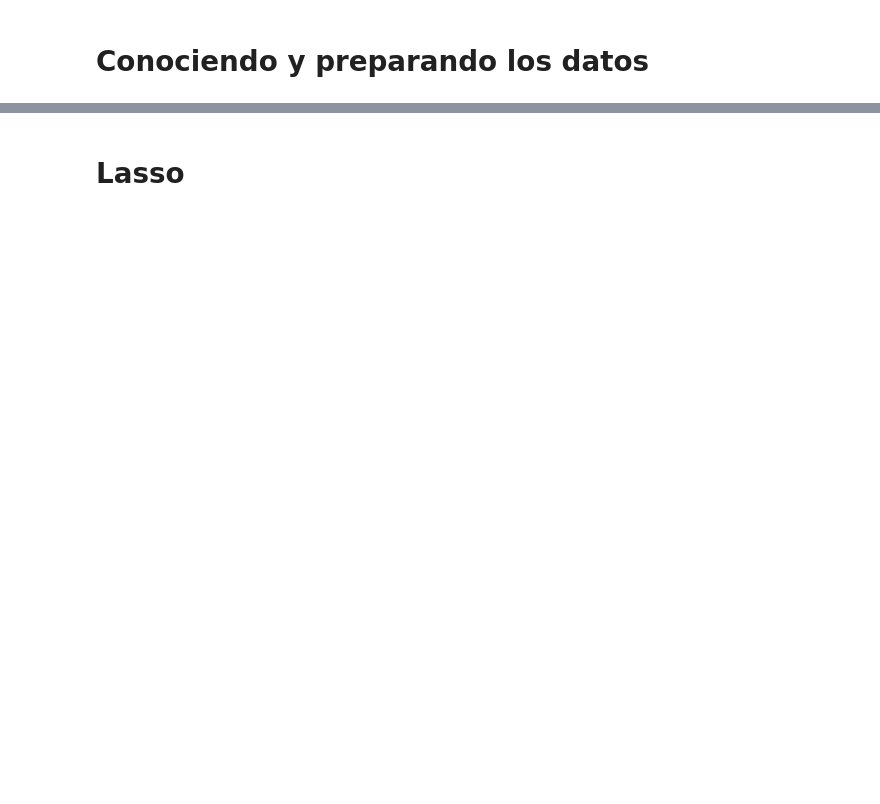
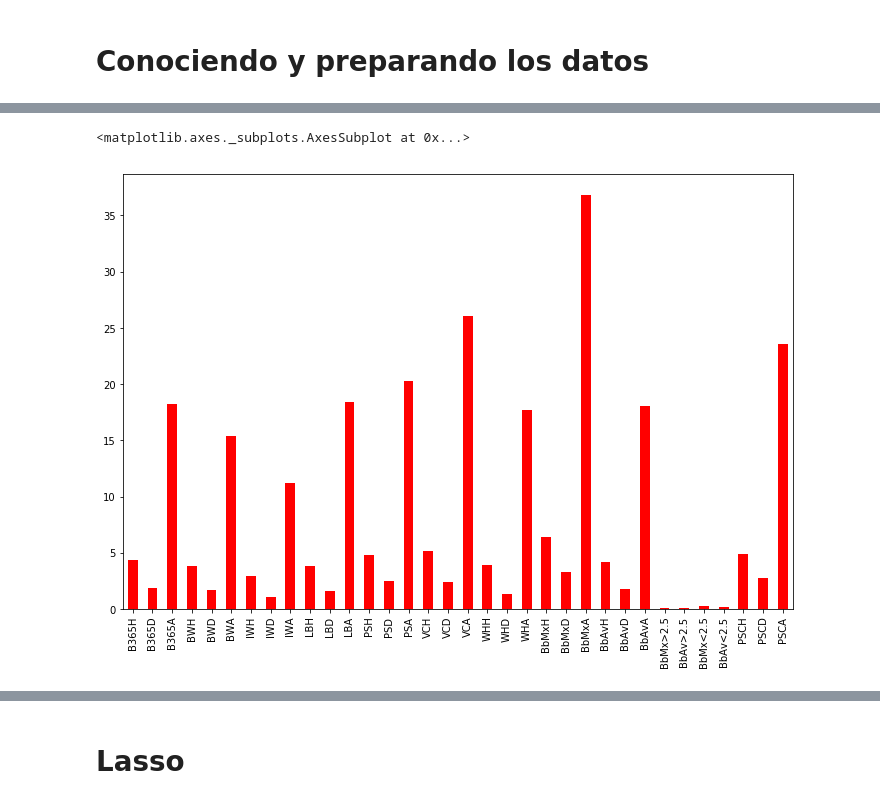
Before and after one commit to JoanMartin/UIB-MasterInBigData, a Jupyter notebook: Statistical-Learning-and-Decision-Making/football_prediction/football_prediction.ipynb, the cells around one changed output, grey strips where cells are left out. Saved outputs shown, nothing was run; the diff lists cells and outputs as text; code cells hidden in the pictures; blank space fills up the shorter version.

```diff
--- a/Statistical-Learning-and-Decision-Making/football_prediction/football_prediction.ipynb
+++ b/Statistical-Learning-and-Decision-Making/football_prediction/football_prediction.ipynb
@@ -33,0 +86,7 @@ df_football.head()
+# %%
+features_no_null = null_data[null_data < 0.3].index
+
+df_tmp = df_football[features_no_null].copy()
+df_football = df_tmp.fillna(round(df_tmp.mean(), 2))
+
+df_football.head()
@@ -33,0 +100,8 @@ df_football.head()
+# %%
+ftr_dummies = pd.get_dummies(df_football.FTR, prefix='FTR')
+df_football = pd.concat([df_football, ftr_dummies], axis = 1)
+
+htr_dummies = pd.get_dummies(df_football.HTR, prefix='HTR')
+df_football = pd.concat([df_football, htr_dummies], axis = 1)
+
+df_football.head()
@@ -162,0 +145,10 @@ KeyboardInterrupt
+# %%
+features = ['B365H', 'B365D', 'B365A', 'BWH', 'BWD', 'BWA', 'IWH', 'IWD', 'IWA',
+            'LBH', 'LBD', 'LBA', 'PSH', 'PSD', 'PSA', 'VCH', 'VCD', 'VCA',
+            'WHH', 'WHD', 'WHA',
+
+            'BbMxH', 'BbMxD', 'BbMxA', 'BbAvH', 'BbAvD', 'BbAvA',
+
+            'BbMx>2.5', 'BbAv>2.5', 'BbMx<2.5', 'BbAv<2.5',
+
+            'PSCH', 'PSCD', 'PSCA']
@@ -162,0 +167,5 @@ KeyboardInterrupt
+# %%
+df_football[features].var().plot(kind='bar', color='r')
+# %% [output]
+<matplotlib.axes._subplots.AxesSubplot at 0x...>
+[figure, added]
```
Also changed, not shown: parts of 79 cells of this notebook, 5 other files.
